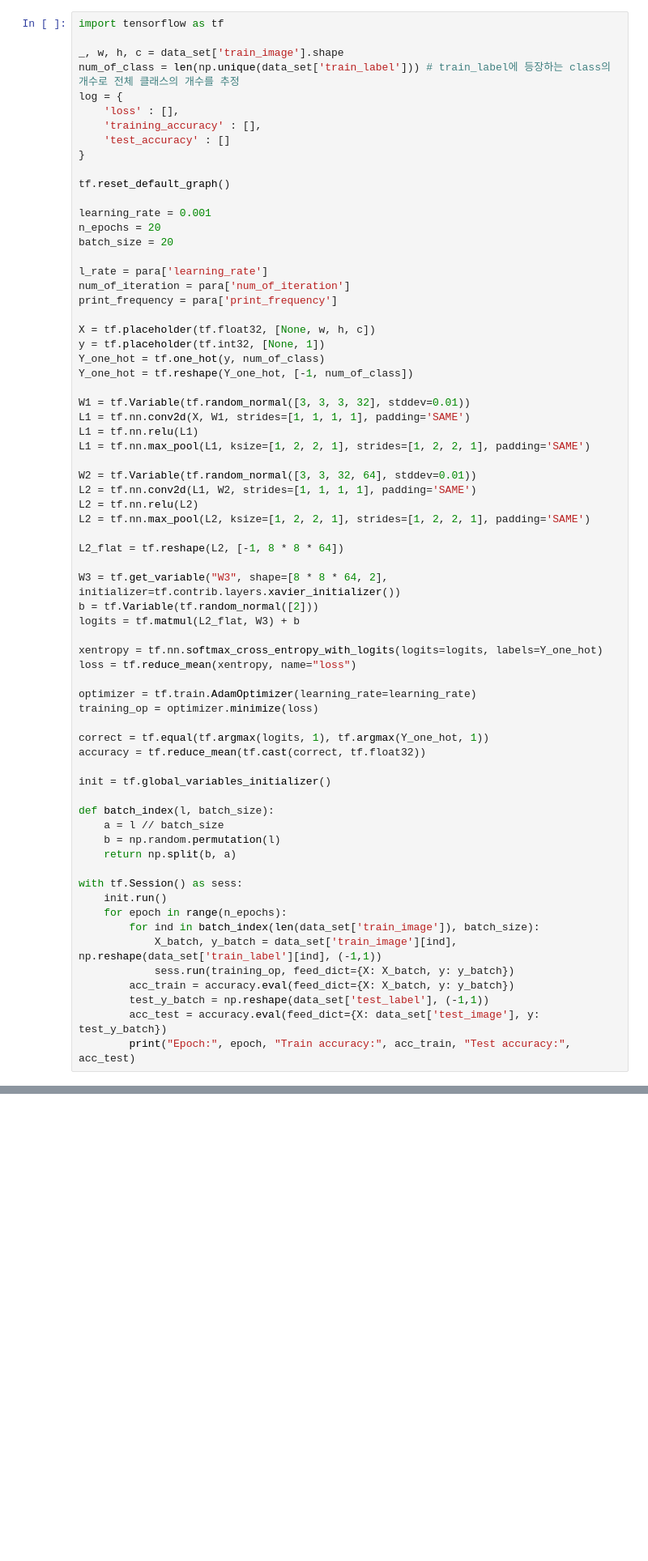
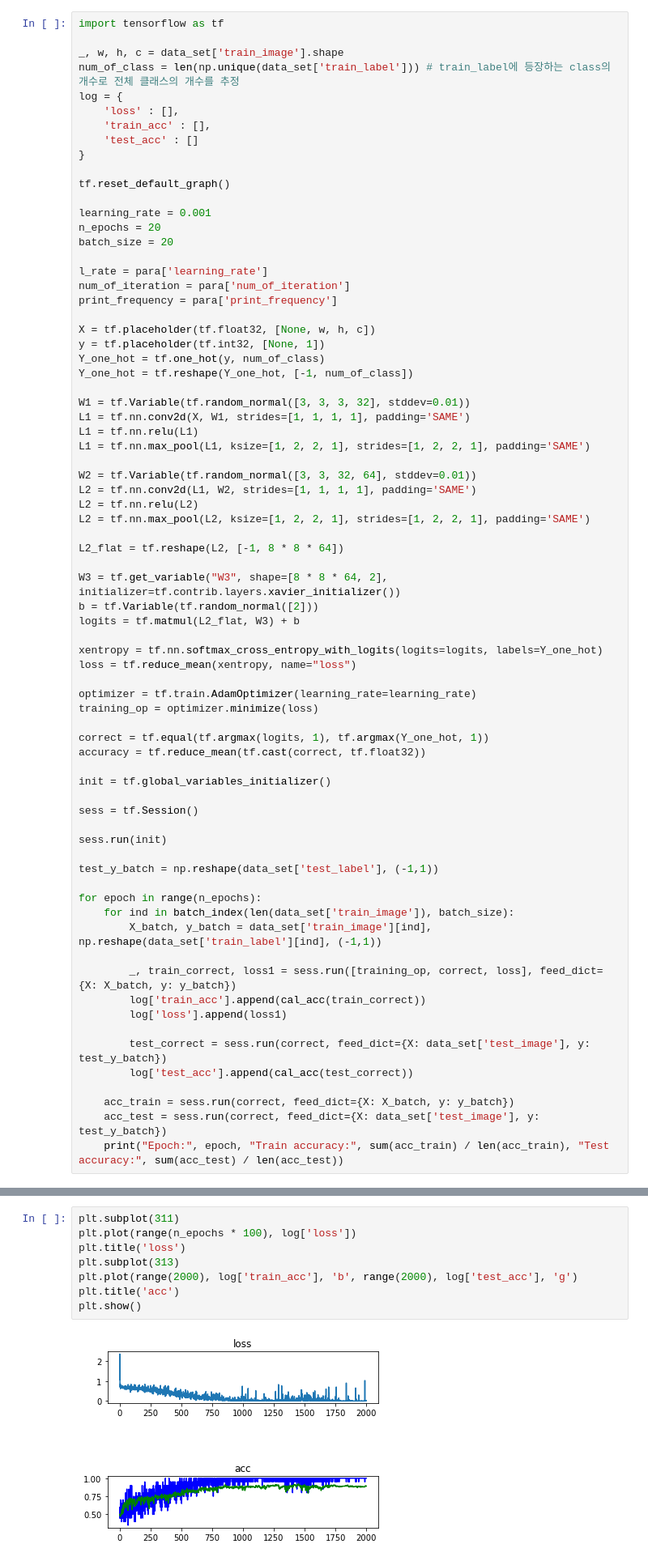
Before and after one commit to krlee407/Image_classification, a Jupyter notebook: #5. CNN.ipynb, the cells around one changed output, grey strips where cells are left out. Shown at 81% size. Saved outputs shown, nothing was run; the diff lists cells and outputs as text; blank space fills up the shorter version.

```diff
--- a/#5. CNN.ipynb
+++ b/#5. CNN.ipynb
@@ -14,8 +25,8 @@ _, w, h, c = data_set['train_image'].shape
 num_of_class = len(np.unique(data_set['train_label'])) # train_label에 등장하는 class의 개수로 전체 클래스의 개수를 추정
 log = {
     'loss' : [],
-    'training_accuracy' : [],
-    'test_accuracy' : []
+    'train_acc' : [],
+    'test_acc' : []
 }
 
 tf.reset_default_graph()
@@ -60,19 +71,24 @@ accuracy = tf.reduce_mean(tf.cast(correct, tf.float32))
 
 init = tf.global_variables_initializer()
 
-def batch_index(l, batch_size):
-    a = l // batch_size
-    b = np.random.permutation(l)
-    return np.split(b, a)
+sess = tf.Session()
 
-with tf.Session() as sess:
-    init.run()
-    for epoch in range(n_epochs):
-        for ind in batch_index(len(data_set['train_image']), batch_size):
-            X_batch, y_batch = data_set['train_image'][ind], np.reshape(data_set['train_label'][ind], (-1,1))
-            sess.run(training_op, feed_dict={X: X_batch, y: y_batch})
-        acc_train = accuracy.eval(feed_dict={X: X_batch, y: y_batch})
-        test_y_batch = np.reshape(data_set['test_label'], (-1,1))
-        acc_test = accuracy.eval(feed_dict={X: data_set['test_image'], y: test_y_batch})
-        print("Epoch:", epoch, "Train accuracy:", acc_train, "Test accuracy:", acc_test)
+sess.run(init)
+
+test_y_batch = np.reshape(data_set['test_label'], (-1,1))
+
+for epoch in range(n_epochs):
+    for ind in batch_index(len(data_set['train_image']), batch_size):
+        X_batch, y_batch = data_set['train_image'][ind], np.reshape(data_set['train_label'][ind], (-1,1))
+
+        _, train_correct, loss1 = sess.run([training_op, correct, loss], feed_dict={X: X_batch, y: y_batch})
+        log['train_acc'].append(cal_acc(train_correct))
+        log['loss'].append(loss1)
+
+        test_correct = sess.run(correct, feed_dict={X: data_set['test_image'], y: test_y_batch})
+        log['test_acc'].append(cal_acc(test_correct))
+
+    acc_train = sess.run(correct, feed_dict={X: X_batch, y: y_batch})
+    acc_test = sess.run(correct, feed_dict={X: data_set['test_image'], y: test_y_batch})
+    print("Epoch:", epoch, "Train accuracy:", sum(acc_train) / len(acc_train), "Test accuracy:", sum(acc_test) / len(acc_test))
 # %% [output]
@@ -98,0 +130,10 @@ Epoch: 19 Train accuracy: 1.0 Test accuracy: 0.875
+# %%
+plt.subplot(311)
+plt.plot(range(n_epochs * 100), log['loss'])
+plt.title('loss')
+plt.subplot(313)
+plt.plot(range(2000), log['train_acc'], 'b', range(2000), log['test_acc'], 'g')
+plt.title('acc')
+plt.show()
+# %% [output]
+[figure, added]
```
Also changed, not shown: parts of 4 cells of this notebook, 2 other files.
